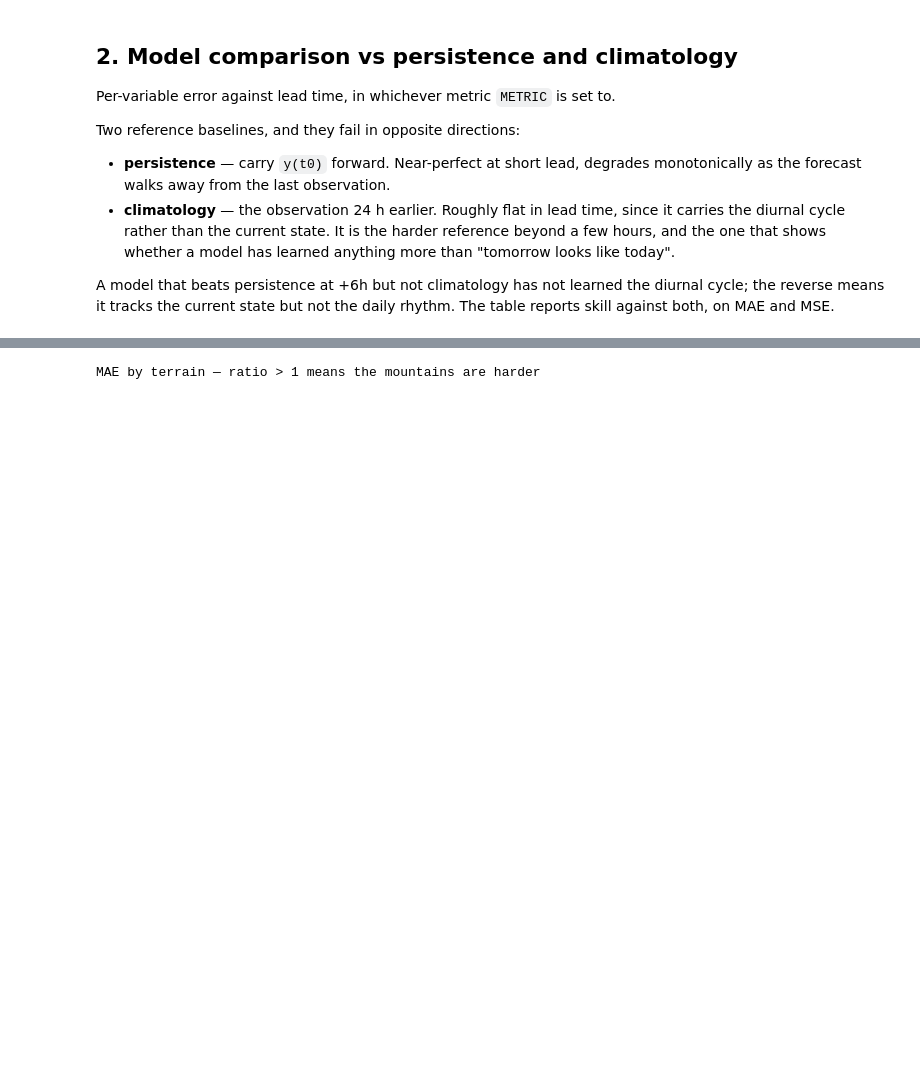
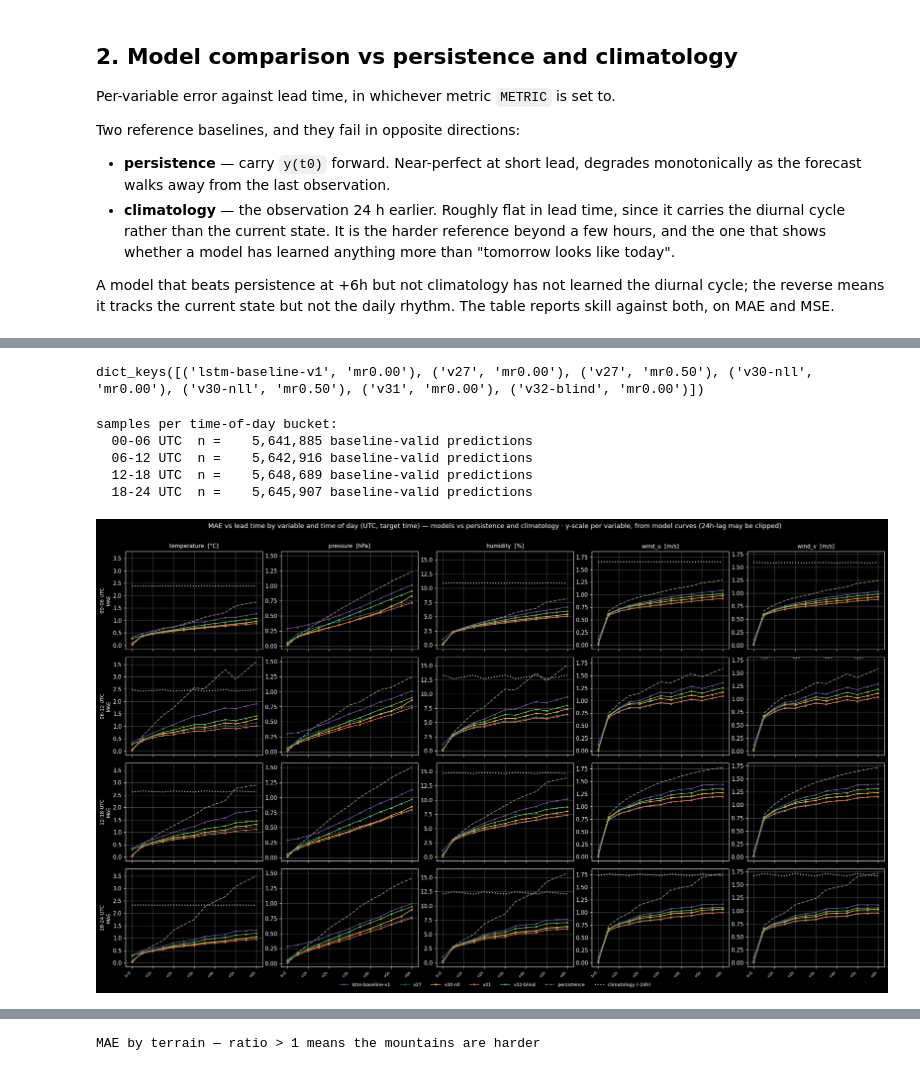
Before and after one commit to aureliedj/weather-station-model-with-transformers, a Jupyter notebook: Station MAE/notebooks/Test_Results_Exploration.ipynb, the cells around one changed output, grey strips where cells are left out. Saved outputs shown, nothing was run; the diff lists cells and outputs as text; code cells hidden in the pictures; blank space fills up the shorter version.

```diff
--- a/Station MAE/notebooks/Test_Results_Exploration.ipynb
+++ b/Station MAE/notebooks/Test_Results_Exploration.ipynb
@@ -651,47 +730,6 @@ fig.suptitle(f"{METRIC} vs lead time, by variable — models vs persistence "
              f"and climatology (-24h)"
              + ("  ·  Δ=0 excluded" if K0 else ""), y=1.02)
 plt.tight_layout(); plt.show()
-
-# ── summary table: MAE and MSE side by side, with skill on each ─────────────
-def _pool(A, C, key, sq, sl=slice(None), cnt_key=None):
-    """Pool over horizons then reduce — never average per-horizon means."""
-    num = A[key + ("_sq" if sq else "")][sl].sum()
-    den = max(C[(cnt_key or key)][sl].sum(), 1)
-    return num / den
-
-rows = {}
-Ap, Cp = AGG[list(AGG)[0]]
-for run, mr in PREF.items():
-    A, C = AGG[(run, mr)]
-    for vi, v in enumerate(VARS):
-        rec = {}
-        for m, sq in (("MAE", False), ("MSE", True)):
-            fc  = _pool(A,  C,  "kv",   sq, (slice(1, None), vi))
-            per = _pool(Ap, Cp, "kv_p", sq, (slice(1, None), vi))
-            cli = _pool(Ap, Cp, "kv_c", sq, (slice(1, None), vi))
-            rec[f"{m} all"]         = _pool(A, C, "kv", sq, (slice(None), vi))
-            rec[f"{m} Δ>0"]         = fc
-            rec[f"persist {m} Δ>0"] = per
-            rec[f"clim {m} Δ>0"]    = cli
-            rec[f"{m} skill"]       = 1 - fc / per if per else np.nan
-            rec[f"{m} skill_clim"]  = 1 - fc / cli if cli else np.nan
-        rec["RMSE Δ>0"] = np.sqrt(rec["MSE Δ>0"])
-        rows[(f"{run} ({mr})", v)] = rec
-
-t = pd.DataFrame(rows).T; t.index.names = ["model", "variable"]
-t = t[["MAE all","MAE Δ>0","persist MAE Δ>0","clim MAE Δ>0",
-       "MAE skill","MAE skill_clim",
-       "MSE all","MSE Δ>0","persist MSE Δ>0","clim MSE Δ>0",
-       "MSE skill","MSE skill_clim","RMSE Δ>0"]]
-display(t.style
-        .format({c_: ("{:+.3f}" if "skill" in c_ else "{:.3f}") for c_ in t.columns})
-        .background_gradient(cmap="RdYlGn", subset=["MAE skill","MAE skill_clim","MSE skill","MSE skill_clim"],
-                             vmin=-0.6, vmax=0.6)
-        .set_caption("skill = vs persistence, skill_clim = vs climatology(-24h); "
-                     "> 0 beats that baseline. MSE is in squared units and "
-                     "weights large errors quadratically — where MAE-skill and "
-                     "MSE-skill disagree, the model's error distribution differs "
-                     "in shape from persistence's, not just in scale."))
 # %% [output]
 all runs compared at mr0.00
 [figure]
@@ -723,2 +871,16 @@ of whether the models cope with the Alps.
+# %%
+AGG.keys()
+# %% [output]
+dict_keys([('lstm-baseline-v1', 'mr0.00'), ('v27', 'mr0.00'), ('v27', 'mr0.50'), ('v30-nll', 'mr0.00'), ('v30-nll', 'mr0.50'), ('v31', 'mr0.00'), ('v32-blind', 'mr0.00')])
+# %%
+print("samples per time-of-day bucket:")
+_ = _split_figure("tod")
+# %% [output]
+samples per time-of-day bucket:
+  00-06 UTC  n =    5,641,885 baseline-valid predictions
+  06-12 UTC  n =    5,642,916 baseline-valid predictions
+  12-18 UTC  n =    5,648,689 baseline-valid predictions
+  18-24 UTC  n =    5,645,907 baseline-valid predictions
+[figure, added]
 # %%
 # ── Masked vs non-masked stations, mr0.00 vs mr0.50, single model ────────────
```
Also changed, not shown: parts of 22 cells of this notebook, 10 other files.
